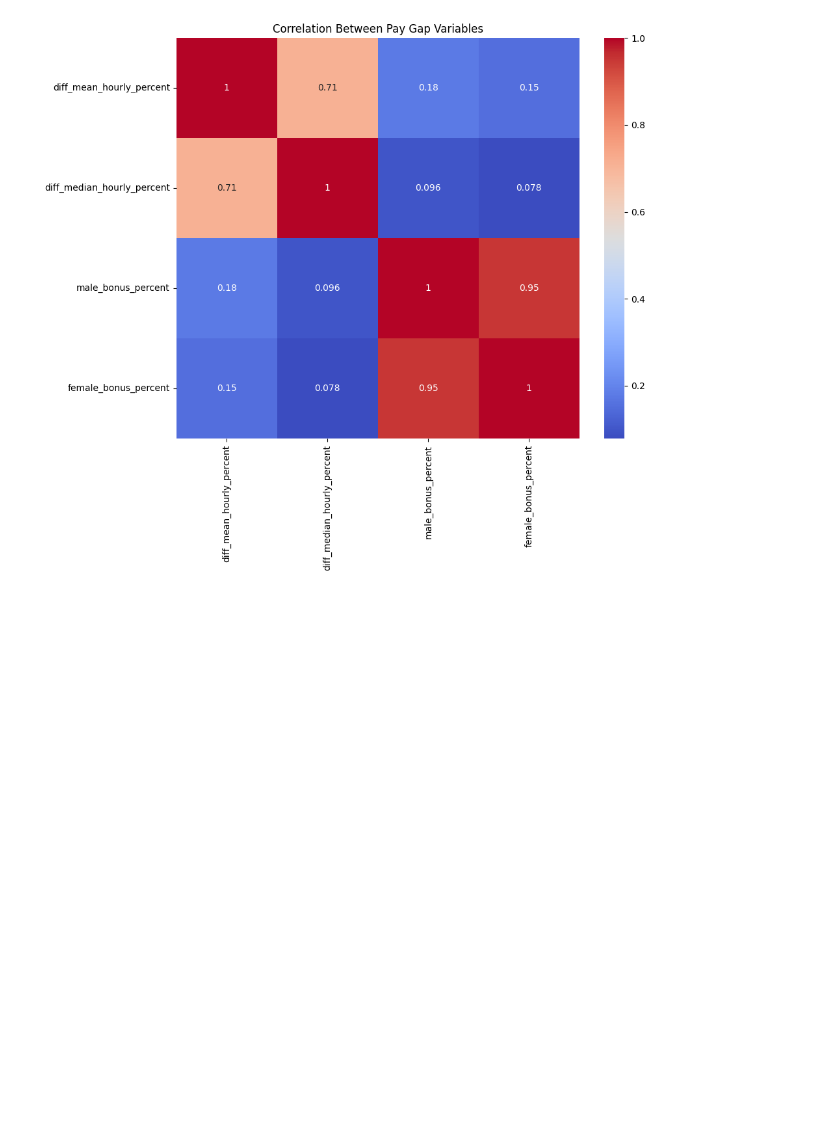
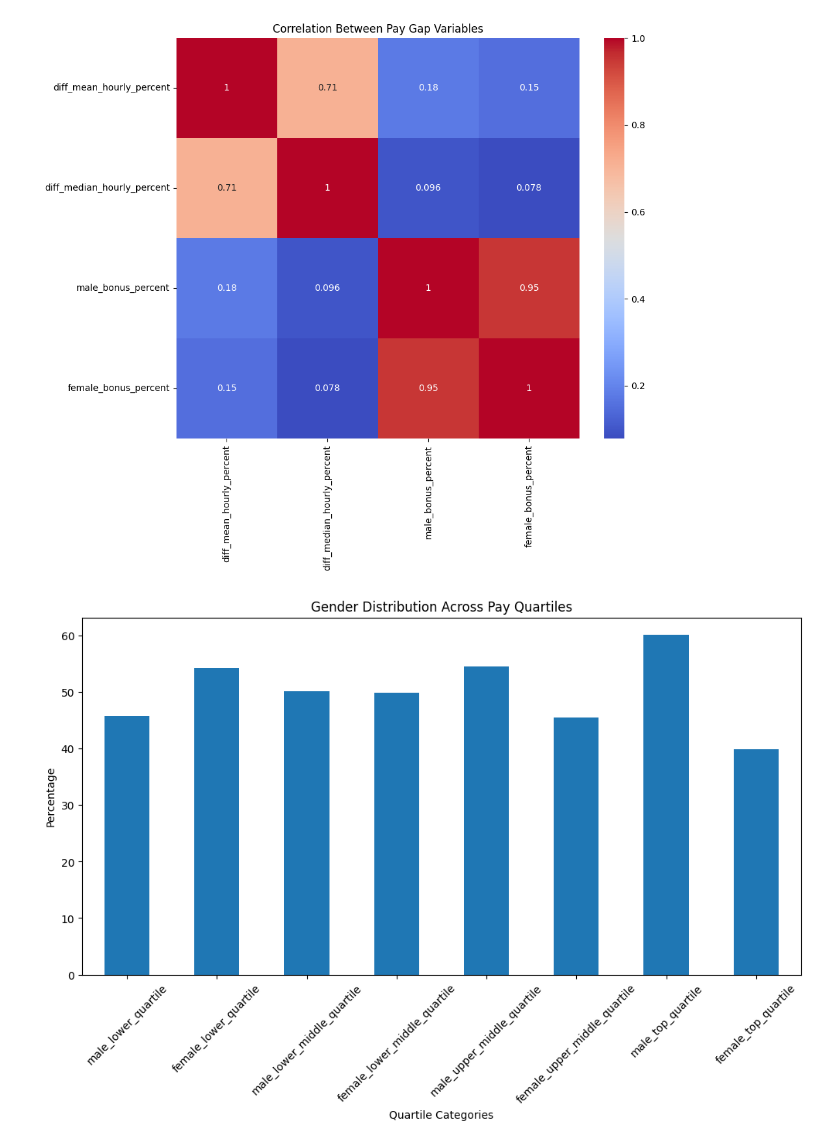
Before and after one commit to sherlyisrael13/MiniProject_DS_AIML-A_2026_GenderGapAnalyzer, a Jupyter notebook: notebooks/gender_gap_analysis.ipynb, the cells around one changed output. Saved outputs shown, nothing was run; the diff lists cells and outputs as text; code cells hidden in the pictures; blank space fills up the shorter version.

Commit message:
Added quartile gender distribution analysis

```diff
--- a/notebooks/gender_gap_analysis.ipynb
+++ b/notebooks/gender_gap_analysis.ipynb
@@ -230,3 +230,27 @@ plt.savefig("../outputs/correlation_heatmap.png")
 plt.show()
 # %% [output]
 [figure]
+# %%
+quartile_summary = df[
+    [
+        "male_lower_quartile",
+        "female_lower_quartile",
+        "male_lower_middle_quartile",
+        "female_lower_middle_quartile",
+        "male_upper_middle_quartile",
+        "female_upper_middle_quartile",
+        "male_top_quartile",
+        "female_top_quartile"
+    ]
+].mean()
+
+quartile_summary.plot(kind="bar", figsize=(12,6))
+
+plt.title("Gender Distribution Across Pay Quartiles")
+plt.ylabel("Percentage")
+plt.xlabel("Quartile Categories")
+plt.xticks(rotation=45)
+
+plt.show()
+# %% [output]
+[figure, added]
```
